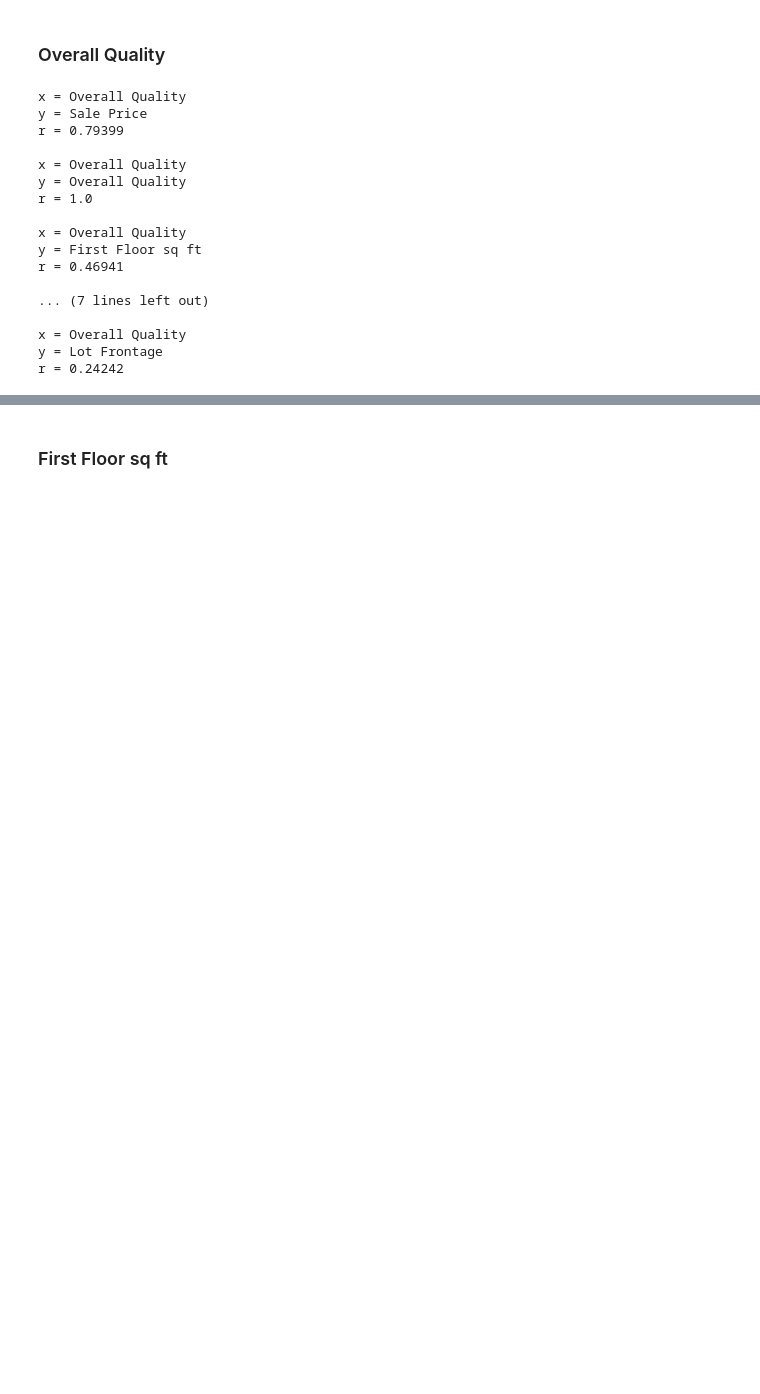
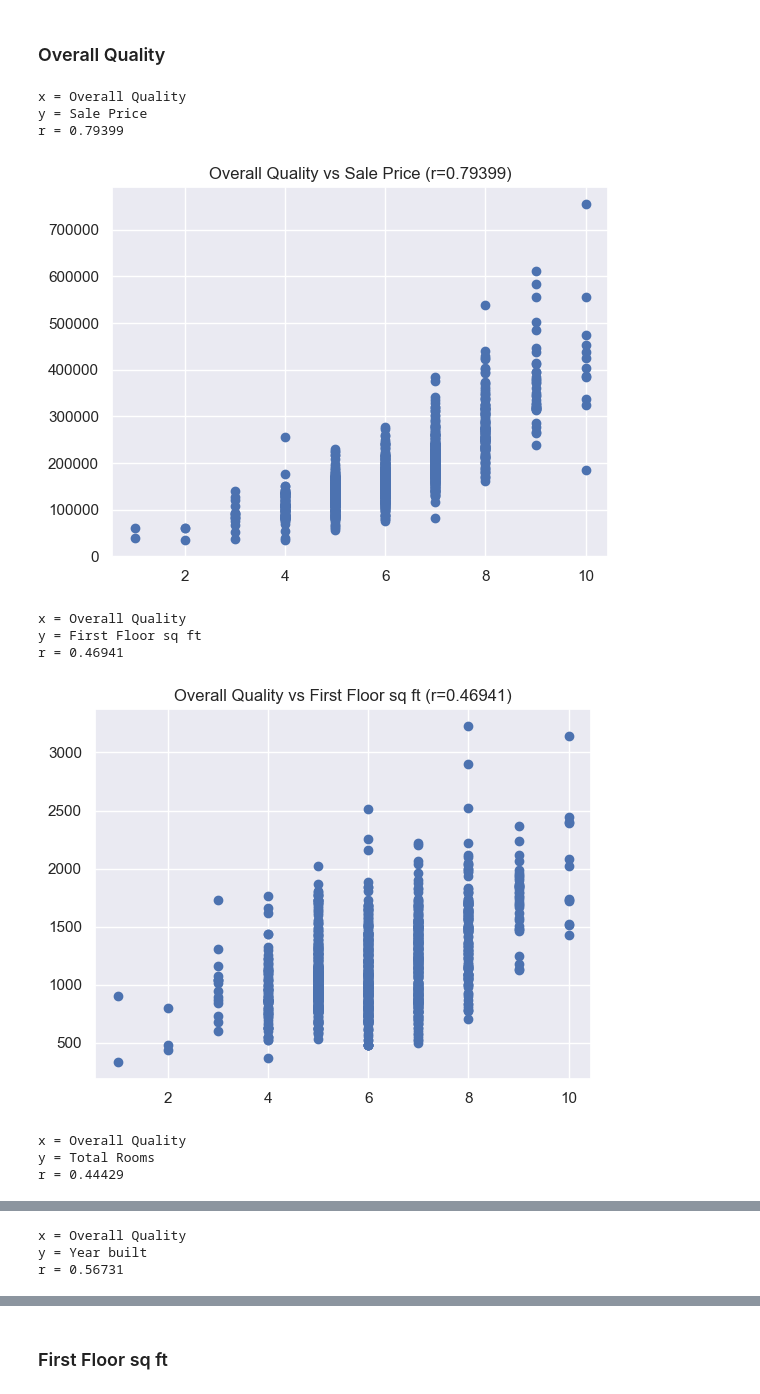
Before and after one commit to SirJose/Proyecto1, a Jupyter notebook: Proyecto1.ipynb, the cells around one changed output, grey strips where cells are left out. Cells and saved outputs as stored; diff of their text form; code cells hidden in the pictures; blank space fills up the shorter version.

```diff
--- a/Proyecto1.ipynb
+++ b/Proyecto1.ipynb
@@ -224,22 +240,16 @@ r = 0.36329
 # %% [markdown]
 ### Overall Quality
 # %%
-printCorrelations(overallquality, "Overall Quality")
+printCorrelations(overallquality, 1)
 # %% [output]
 x = Overall Quality
 y = Sale Price
 r = 0.79399
-
-x = Overall Quality
-y = Overall Quality
-r = 1.0
-
-x = Overall Quality
-y = First Floor sq ft
-r = 0.46941
-
-... (7 lines left out)
-
-x = Overall Quality
-y = Lot Frontage
-r = 0.24242
+[figure, added]
+x = Overall Quality
+y = First Floor sq ft
+r = 0.46941
+[figure, added]
+x = Overall Quality
+y = Total Rooms
+r = 0.44429
@@ -245,0 +257,3 @@ r = 0.24242
+x = Overall Quality
+y = Year built
+r = 0.56731
```
Also changed, not shown: parts of 5 cells of this notebook.
